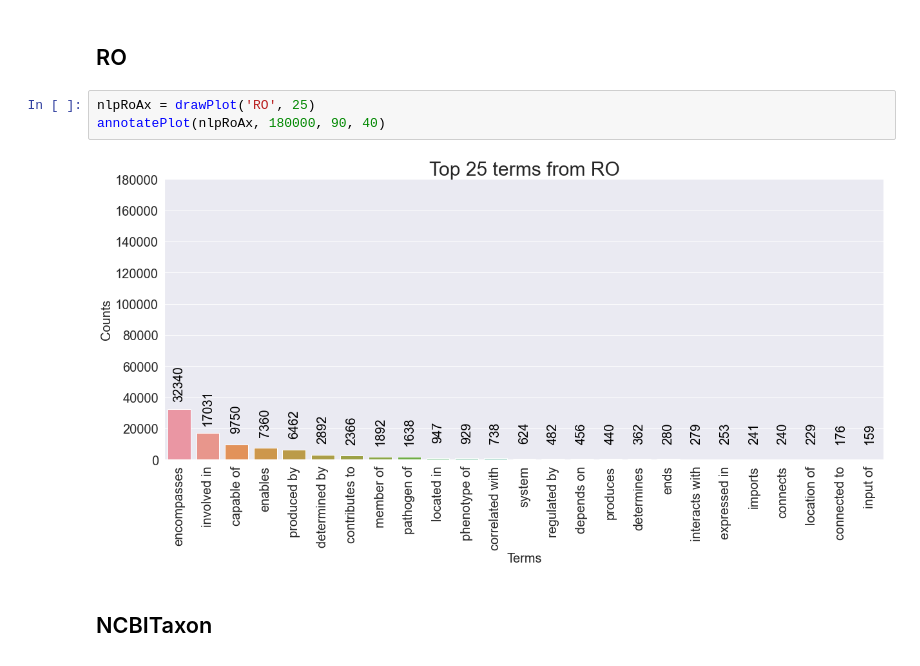
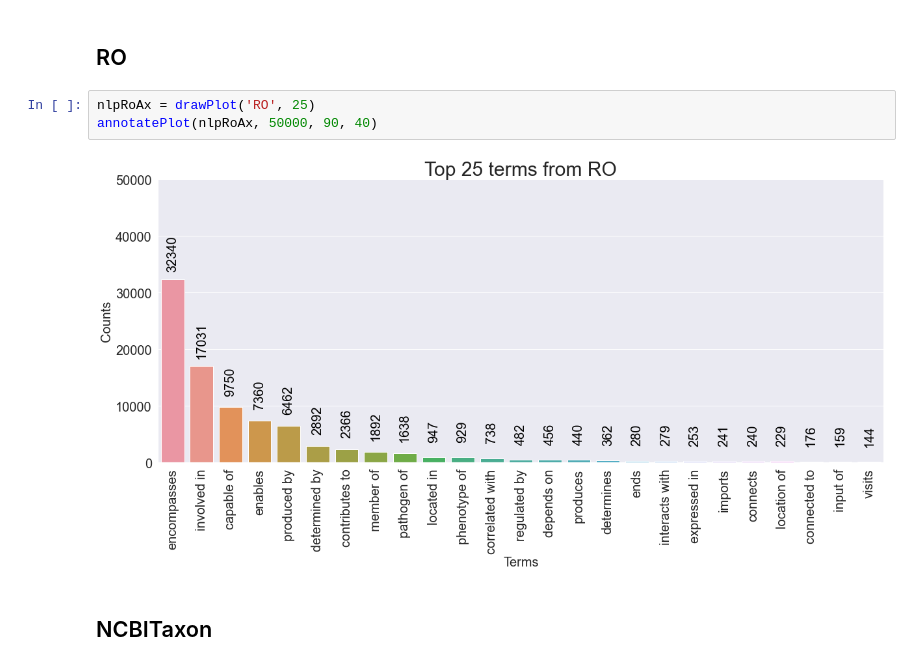
Before and after one commit to INCATools/biosample-analysis, a Jupyter notebook: src/notebooks/OGER-EnvoNCBITaxonChEBIPatoUoRoPostprocessing.ipynb, the cells around one changed output. Drawn from its saved outputs; the diff is of its cells as text.

```diff
--- a/src/notebooks/OGER-EnvoNCBITaxonChEBIPatoUoRoPostprocessing.ipynb
+++ b/src/notebooks/OGER-EnvoNCBITaxonChEBIPatoUoRoPostprocessing.ipynb
@@ -206,9 +208,9 @@ annotatePlot(nlpOboAx, 35000, 90, 30)
 ## RO
 # %%
 nlpRoAx = drawPlot('RO', 25)
-annotatePlot(nlpRoAx, 180000, 90, 40)
+annotatePlot(nlpRoAx, 50000, 90, 40)
 # %% [output]
-[figure, old version]
+[figure, new version]
 # %% [markdown]
 ## NCBITaxon
 # %%
```
Also changed, not shown: parts of 12 cells of this notebook.
